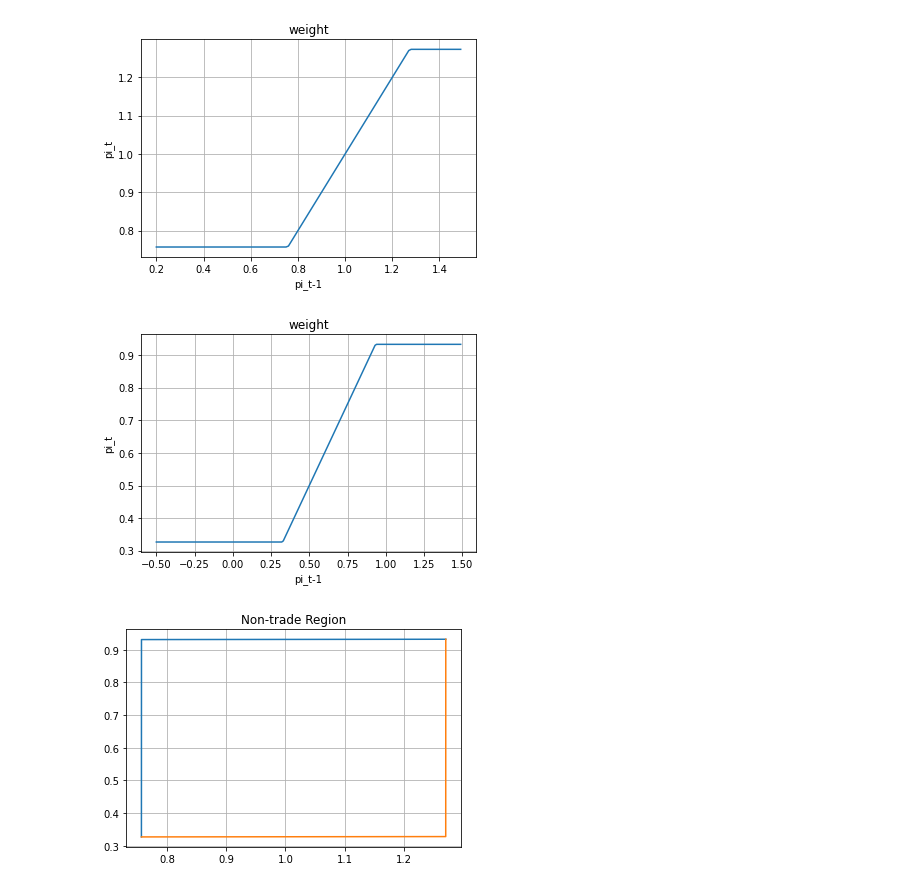
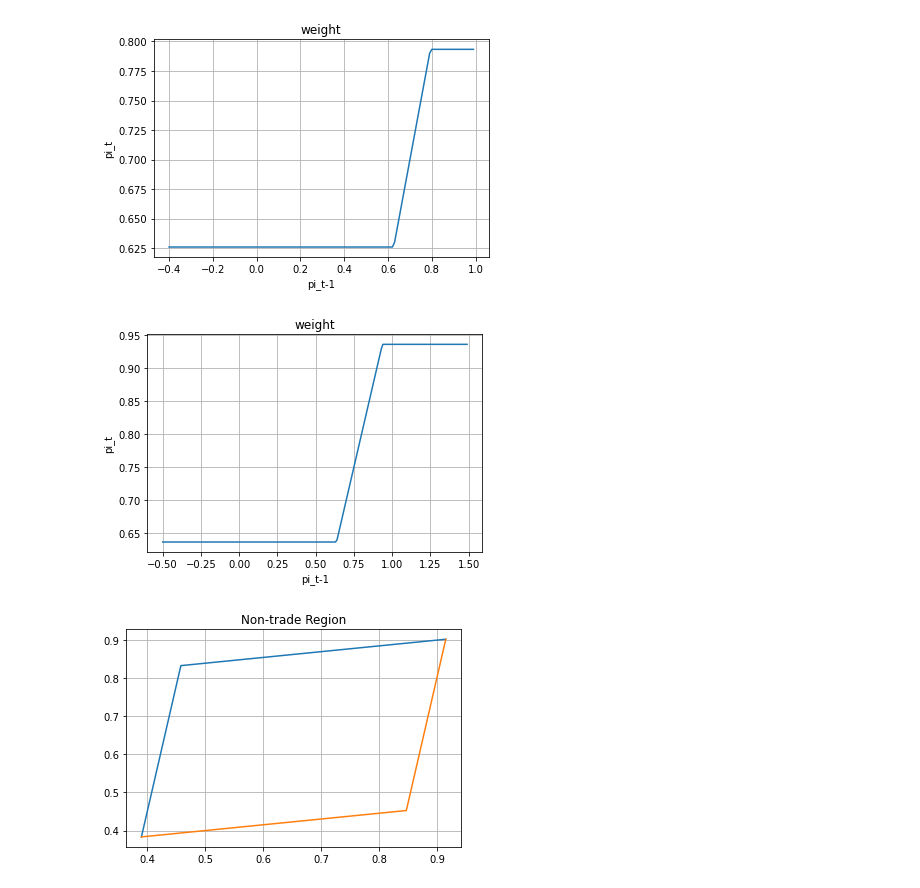
Before and after one commit to jsxzliran/TransactionCost, a Jupyter notebook: MultiStockTradingCost.ipynb, the cells around one changed output. Drawn from its saved outputs; the diff is of its cells as text; code cells hidden in the pictures.

Commit message:
Add files via upload
An adjustment to learning rate, gamma setting and initial status

```diff
--- a/MultiStockTradingCost.ipynb
+++ b/MultiStockTradingCost.ipynb
@@ -18,6 +18,21 @@ npaths = 2000
 seq_length = 240
 T=10
 s0=np.array([3,8])
-mu = np.array([0.4, 0.2])
-cov = np.array([[0.36, 0.00],[0.00, 0.25]])
+mu = np.array([0.4, 0.3])
+cov = np.array([[0.16, 0.036],[0.036, 0.09]])
+trade_cost = 0.03
+utility_gamma = 3
+
+# Notice the single is used only for plotting a 2 asset situation
 rho = np.round(cov[0,1]/(np.sqrt(cov[0,0]*cov[1,1])),3)
+# %%
+# Calculting the Markowitz optimal to make initial guess
+Markowitz_opt = np.matmul(np.linalg.inv(cov),mu)/utility_gamma
+
+# Define the distance for initial non trade region
+delta = (Markowitz_opt**2*(1-Markowitz_opt)**2)**(1/3)*trade_cost**(1/3)
+init_a = torch.tensor(Markowitz_opt-delta,dtype = torch.float)
+init_b = torch.tensor(Markowitz_opt+delta,dtype = torch.float)
+Markowitz_opt
+#0.3*torch.ones_like(torch.tensor(Markowitz_opt),dtype = torch.float)
+#0.1*torch.ones_like(torch.tensor(Markowitz_opt),dtype = torch.float)
@@ -29,7 +46,7 @@ returns = torch.tensor(stock.Returns(),dtype=torch.float).to(device)
 # Create a default strategy as initial input, better use the optimal strategy without cost
 strategy = 0.8*torch.ones((num_stocks,seq_length,npaths),dtype=torch.float).to(device)
 # Create a trading cost
-cost =  torch.tensor(0.05*np.ones([num_stocks,seq_length-1,npaths]),dtype=torch.double).to(device)
+cost =  torch.tensor(trade_cost*np.ones([num_stocks,seq_length-1,npaths]),dtype=torch.double).to(device)
 # plt.plot(prices[0].cpu().detach())
 #print(torch.sum(torch.var(returns[1],1)))
 #print(torch.sum(torch.mean(returns[1],1)))
@@ -155,8 +172,10 @@ class SimpleRNN(nn.Module):
         # initialize some bias and weight
         self.rnn.input_param.weight = torch.nn.Parameter(torch.zeros_like(self.rnn.input_param.weight))
         self.rnn.hidden_param.weight = torch.nn.Parameter(torch.ones_like(self.rnn.hidden_param.weight))
-        self.rnn.hidden_param.bias = torch.nn.Parameter(-0.0*torch.ones_like(self.rnn.hidden_param.bias))
-        self.rnn.fc1_param.bias = torch.nn.Parameter(0.1*torch.ones_like(self.rnn.fc1_param.bias))
+        self.rnn.hidden_param.bias = torch.nn.Parameter(-init_a)
+        self.rnn.fc1_param.bias = torch.nn.Parameter(init_b-init_a)
+        #self.rnn.hidden_param.bias = torch.nn.Parameter(-0.0*torch.ones_like(self.rnn.hidden_param.bias))
+        #self.rnn.fc1_param.bias = torch.nn.Parameter(0.1*torch.ones_like(self.rnn.fc1_param.bias))
         self.rnn.fc1_param.weight = torch.nn.Parameter(-1*torch.ones_like(self.rnn.fc1_param.weight))
         self.rnn.fc2_param.weight = torch.nn.Parameter(-1*torch.ones_like(self.rnn.fc2_param.weight))
         self.rnn.rotate_param.weight = torch.nn.Parameter(torch.diag(torch.ones(self.dim_size)))
@@ -176,7 +195,7 @@ class SimpleRNN(nn.Module):
         #return  output
 
     def __init__hidden(self):
-        hidden = 0.0*torch.ones(self.dim_size, self.hidden_size,  self.batch_size,dtype=torch.float64).to(device)
+        hidden = 0.3*torch.ones(self.dim_size, self.hidden_size,  self.batch_size,dtype=torch.float64).to(device)
         return hidden
 # %%
 # Set up model parameters, using paths as bath size, might not be the best, will try to fix later
@@ -257,19 +292,19 @@ plt.show()
 # %%
 # Plot the non trade region of the first asset
-t = torch.tensor(np.arange(0.2, 1.5, 0.01)).to(device)
+t = torch.tensor(np.arange(-0.4, 1.0, 0.01)).to(device)
 s = model.rnn.fc2_param.weight[0]*F.relu(model.rnn.fc1_param.weight[0]*F.relu(0.8*model.rnn.input_param.weight[0]+model.rnn.hidden_param.weight[0]*t+model.rnn.hidden_param.bias[0])+model.rnn.fc1_param.bias[0])+model.rnn.fc1_param.bias[0]-model.rnn.hidden_param.bias[0]
 
 fig, ax = plt.subplots()
 ax.plot(t.cpu().detach(), s.cpu().view(-1).detach())
 
 ax.set(xlabel='pi_t-1', ylabel='pi_t',
        title='weight')
 ax.grid()
 
 fig.savefig("relu1.png")
 plt.show()
 # %% [output]
-[figure, old version]
+[figure, new version]
 # %%
 # Plot the non trade region of the second asset
 t = torch.tensor(np.arange(-0.5, 1.5, 0.01)).to(device)
@@ -285,7 +320,7 @@ ax.grid()
 fig.savefig("relu2.png")
 plt.show()
 # %% [output]
-[figure, old version]
+[figure, new version]
 # %%
 # figure out the a and b of each relu boundary
 a1=-model.rnn.hidden_param.bias[0].cpu().detach().numpy()
@@ -308,7 +343,7 @@ ax.plot(xy3[0,:], xy3[1,:])
 ax.plot(xy4[0,:], xy4[1,:])
 ax.grid()
 ax.set(title='Non-trade Region')
-fig.savefig("joint_weight{}.png".format(rho))
+fig.savefig("correl{}_mu{}_sigmasquare{}.png".format(rho,mu,np.diag(cov)))
 plt.show()
 # %% [output]
-[figure, old version]
+[figure, new version]
```
Also changed, not shown: parts of 9 cells of this notebook.
